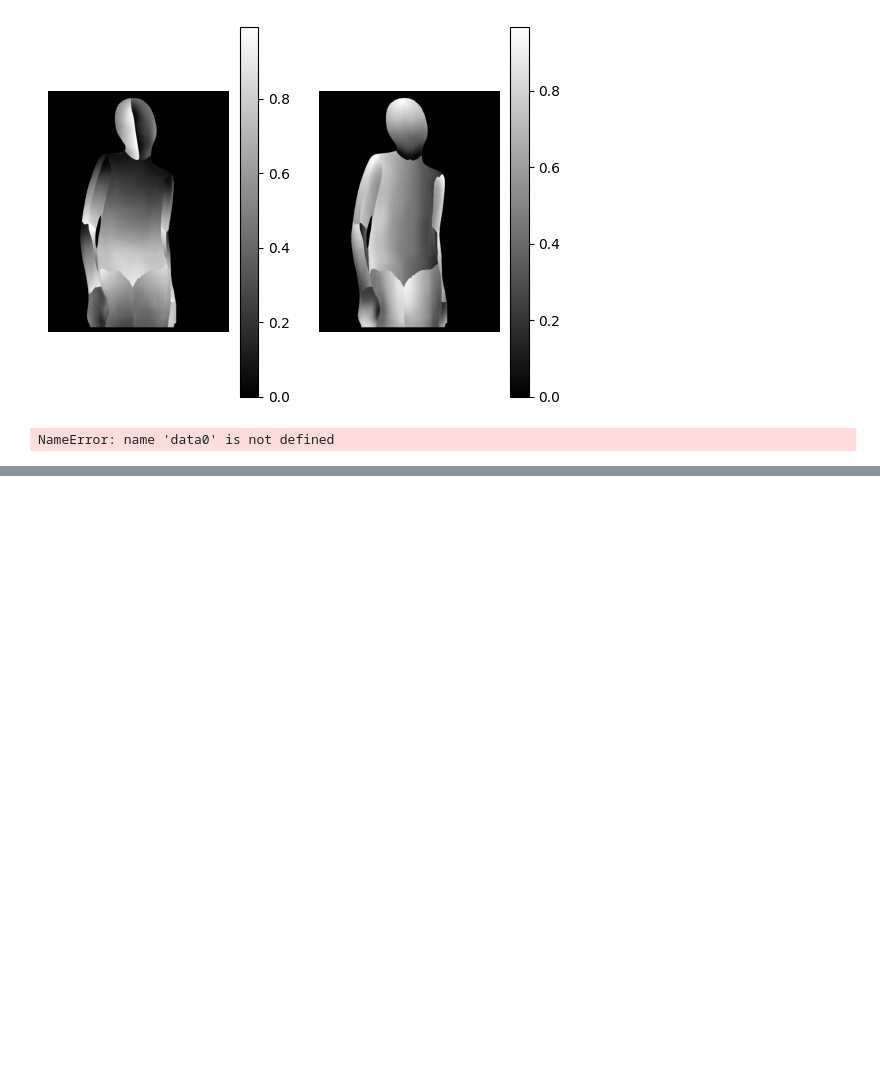
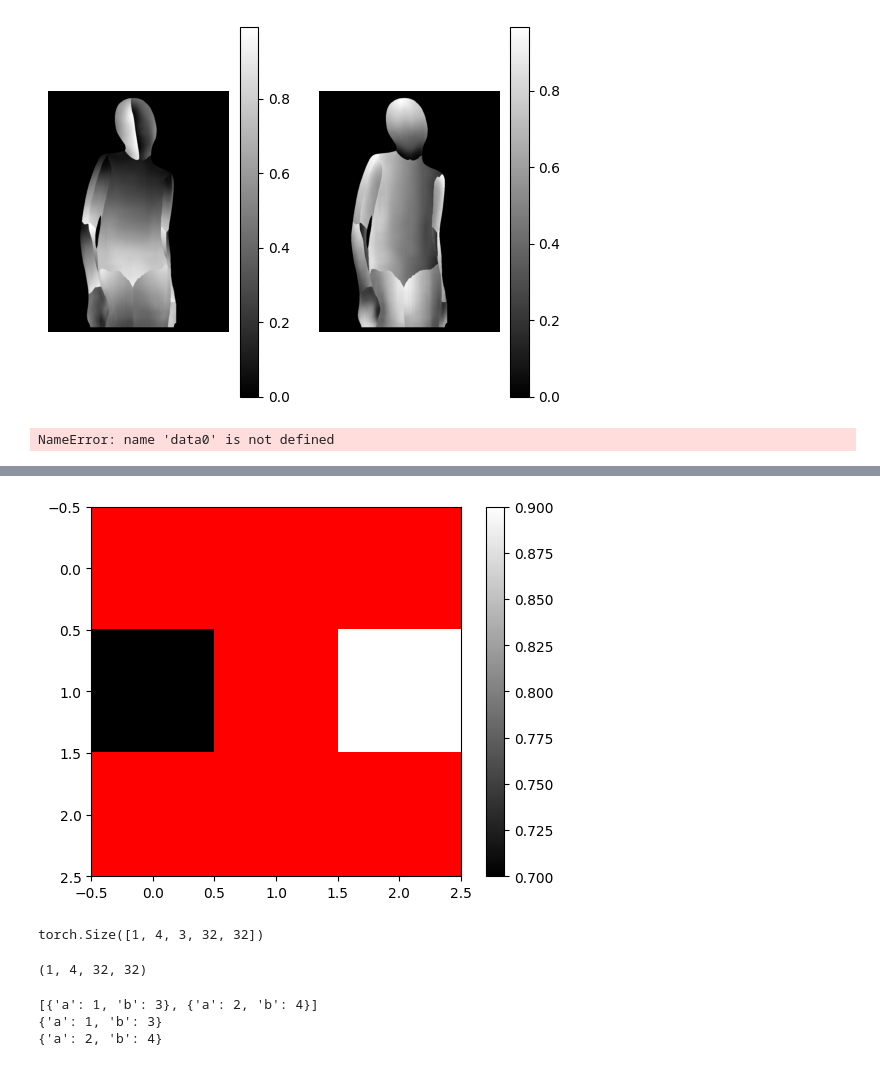
Before and after one commit to Sihui-Ji-10-9/DisCo10.9, a Jupyter notebook: tsv_example/visualize_tsv.ipynb, the cells around one changed output, grey strips where cells are left out. Drawn from its saved outputs; the diff is of its cells as text; code cells hidden in the pictures; blank space fills up the shorter version.

```diff
--- a/tsv_example/visualize_tsv.ipynb
+++ b/tsv_example/visualize_tsv.ipynb
@@ -489,0 +503,58 @@ plt.show()
+# %%
+import numpy as np
+import matplotlib.pyplot as plt
+
+# 假设data是一个二维数组，表示图像数据
+data = np.array([[0.1, 0.5, 0.3],
+                 [0.7, 0.5, 0.9],
+                 [0.4, 0.2, 0.5]])
+
+# 创建一个红色的颜色映射
+cmap = plt.get_cmap('gray')
+
+# 创建一个副本数组，将对应数据值在0.1到0.5之间的像素设为红色
+masked_data = np.ma.masked_inside(data, 0.1, 0.5)
+cmap.set_bad(color='red', alpha=1.0)
+
+# 绘制图像
+plt.imshow(masked_data, cmap=cmap)
+plt.colorbar()
+plt.show()
+# %% [output]
+[figure, added]
+# %%
+import torch
+
+# 假设 a 是包含三个维度为 [1, 4, 32, 32] 的张量的列表
+a = [torch.rand([1, 4, 32, 32]).unsqueeze(2) for _ in range(3)]
+
+# 合并为维度为 [1, 4, 3, 32, 32] 的张量
+merged = torch.cat(a, dim=2)
+
+print(merged.shape)
+# %% [output]
+torch.Size([1, 4, 3, 32, 32])
+# %%
+import numpy as np
+
+array = np.random.rand(4, 32, 32)
+
+expanded_array = np.expand_dims(array, axis=0)
+
+print(expanded_array.shape)
+# %% [output]
+(1, 4, 32, 32)
+# %%
+a = torch.rand([1, 4, 32, 32])
+b = torch.rand([1, 4, 32, 32]).transpose(0,1)
+def dl2ld(dl):
+    return [dict(zip(dl, e)) for e in zip(*dl.values())]
+d={'a':[1,2],'b':[3,4]}
+l = dl2ld(d)
+print(l)
+for _, sample in enumerate(l):
+    print(sample)
+# %% [output]
+[{'a': 1, 'b': 3}, {'a': 2, 'b': 4}]
+{'a': 1, 'b': 3}
+{'a': 2, 'b': 4}
```
Also changed, not shown: parts of 2 cells of this notebook, 12 other files.
